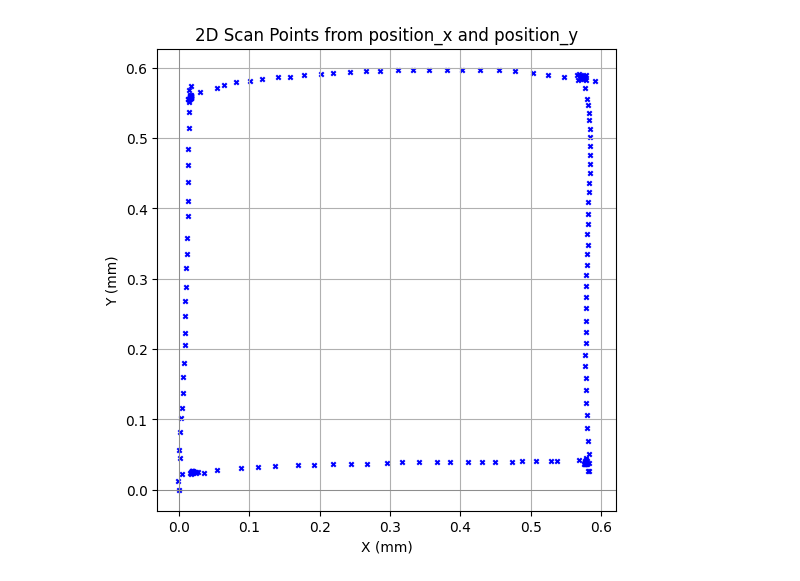
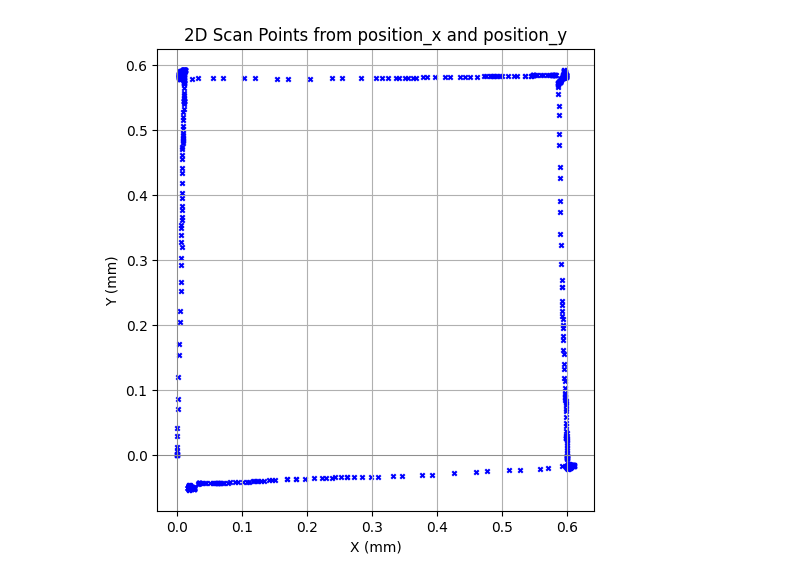
Before and after one commit to Klong1212/Robotmaster, a Jupyter notebook: draw_squre/draw_squre1_plot.ipynb, the cells around one changed output. Drawn from its saved outputs; the diff is of its cells as text; code cells hidden in the pictures.

```diff
--- a/draw_squre/draw_squre1_plot.ipynb
+++ b/draw_squre/draw_squre1_plot.ipynb
@@ -2,27 +2,27 @@
 import pandas as pd
 
 # อ่านข้อมูลจากไฟล์ CSV ที่เก็บข้อมูลเซ็นเซอร์ TOF และ Gimbal
-df = pd.read_csv('draw_squre1.csv')
+df = pd.read_csv('square_pid_log_with_xy_15_005_03.csv')
 
 # กรองข้อมูลที่มีระยะทาง TOF มากกว่า 0 และน้อยกว่า 500 mm เพื่อกำจัดค่าผิดปกติ
 # %%
 import pandas as pd
 import numpy as np
 import matplotlib.pyplot as plt
 
-x = df['position_x']
-y = df['position_y']
+x = df['current_x']
+y = df['current_y']
 
 # แสดงผลเป็นจุด
 plt.figure(figsize=(6, 6))
 plt.scatter(y, x, s=10, color='blue',marker='x')
 plt.axhline(0, color='gray', linewidth=0.5)
 plt.axvline(0, color='gray', linewidth=0.5)
 plt.grid()
 plt.gca().set_aspect('equal') # เพื่อให้แกน X และ Y มีสเกลเท่ากัน ทำให้กราฟดูไม่บิดเบี้ยว
 plt.title("2D Scan Points from position_x and position_y")
 plt.xlabel("X (mm)")
 plt.ylabel("Y (mm)")
 plt.show()
 # %% [output]
-[figure, old version]
+[figure, new version]
```
Also changed, not shown: 8 other files.
